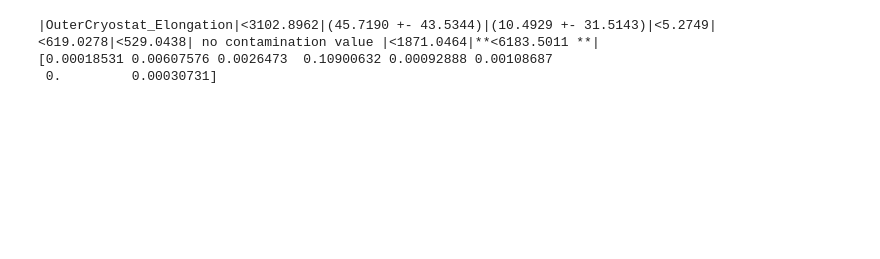
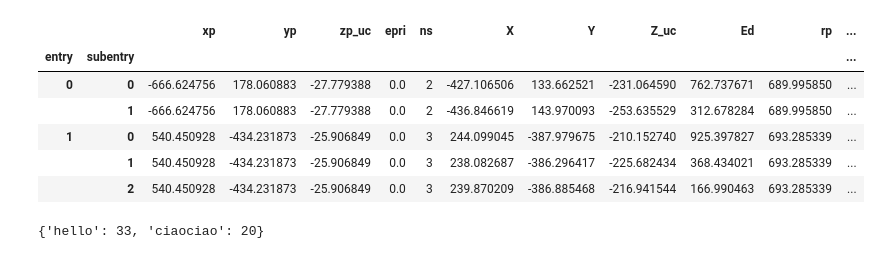
Before and after one commit to ariannarocchetti/MonteCarlo_ER, a Jupyter notebook: notebooks/events_per_component.ipynb, the cells around one changed output. Cells and saved outputs as stored; diff of their text form; code cells hidden in the pictures; blank space fills up the shorter version.

```diff
--- a/notebooks/events_per_component.ipynb
+++ b/notebooks/events_per_component.ipynb
@@ -131,10 +136,14 @@ def get_data(isotope, component, N):
         fraction_side, fraction_lip = bell_wall_numbers(N)
         frac = fraction_lip
     elif component == "SS_Electrodes":
-        df = get_electrodes(isotope)
+        material = 'SS_AnodeRing'
+        rootfile = '/userdata/arocchetti/' + DATE + '/'+ material + '/' + isotope + '/' + 'output_'+ material + '_' + isotope +  '_' + num_file+'_Sort' + '.root'
+        data = get_xyz(rootfile)
         frac = 1
     elif component == "Top_PTFE_Frame":
-        df = get_TopPFTE(isotope)
+        material = 'SS_Teflon_TopElectrodesFrame'
+        rootfile = '/userdata/arocchetti/' + DATE + '/'+ material + '/' + isotope + '/' + 'output_'+ material + '_' + isotope +  '_' + num_file+'_Sort' +
+        data = get_xyz(rootfile)
         frac = 1
     elif component ==  "Teflon_TPC_Sliding":
         material = "Teflon_TPC"
@@ -152,5 +161,16 @@ def get_data(isotope, component, N):
         df = get_xyz(rootfile)
         frac = 1
     return df, frac
+# %%
+data, fr = get_data("K40", "Copper_TopRing", 1000)
+data.head()
+# %% [output]
+|  |  | xp | yp | zp_uc | epri | ns | X | Y | Z_uc | Ed | rp | ... |
+| entry | subentry |  |  |  |  |  |  |  |  |  |  | ... |
+| 0 | 0 | -666.624756 | 178.060883 | -27.779388 | 0.0 | 2 | -427.106506 | 133.662521 | -231.064590 | 762.737671 | 689.995850 | ... |
+|  | 1 | -666.624756 | 178.060883 | -27.779388 | 0.0 | 2 | -436.846619 | 143.970093 | -253.635529 | 312.678284 | 689.995850 | ... |
+| 1 | 0 | 540.450928 | -434.231873 | -25.906849 | 0.0 | 3 | 244.099045 | -387.979675 | -210.152740 | 925.397827 | 693.285339 | ... |
+|  | 1 | 540.450928 | -434.231873 | -25.906849 | 0.0 | 3 | 238.082687 | -386.296417 | -225.682434 | 368.434021 | 693.285339 | ... |
+|  | 2 | 540.450928 | -434.231873 | -25.906849 | 0.0 | 3 | 239.870209 | -386.885468 | -216.941544 | 166.990463 | 693.285339 | ... |
 # %%
 def do(component, m_fv):
@@ -225,9 +248,6 @@ def do(component, m_fv):
 ####################################################################################
 # %%
-
-a, time = do("OuterCryostat_Elongation", 4)
-print(time)
+# data, fr = get_data("U238", "Copper_TopRing", 1000)
+# do("Copper_BottomPmtPlate", 4)
+# print(time)
+# type(time)
-# %% [output]
-|OuterCryostat_Elongation|<3102.8962|(45.7190 +- 43.5344)|(10.4929 +- 31.5143)|<5.2749|<619.0278|<529.0438| no contamination value |<1871.0464|**<6183.5011 **|
-[0.00018531 0.00607576 0.0026473  0.10900632 0.00092888 0.00108687
- 0.         0.00030731]
@@ -236 +254,12 @@ print(time)
+# %%
+
+dict = {
+    "hello":33,
+}
+ciao = "ciaociao"
+dict2 = {ciao:20}
+dict.update(dict2)
+print(dict)
+# %% [output]
+{'hello': 33, 'ciaociao': 20}
 # %%
```
Also changed, not shown: parts of 16 cells of this notebook, 3 other files.
